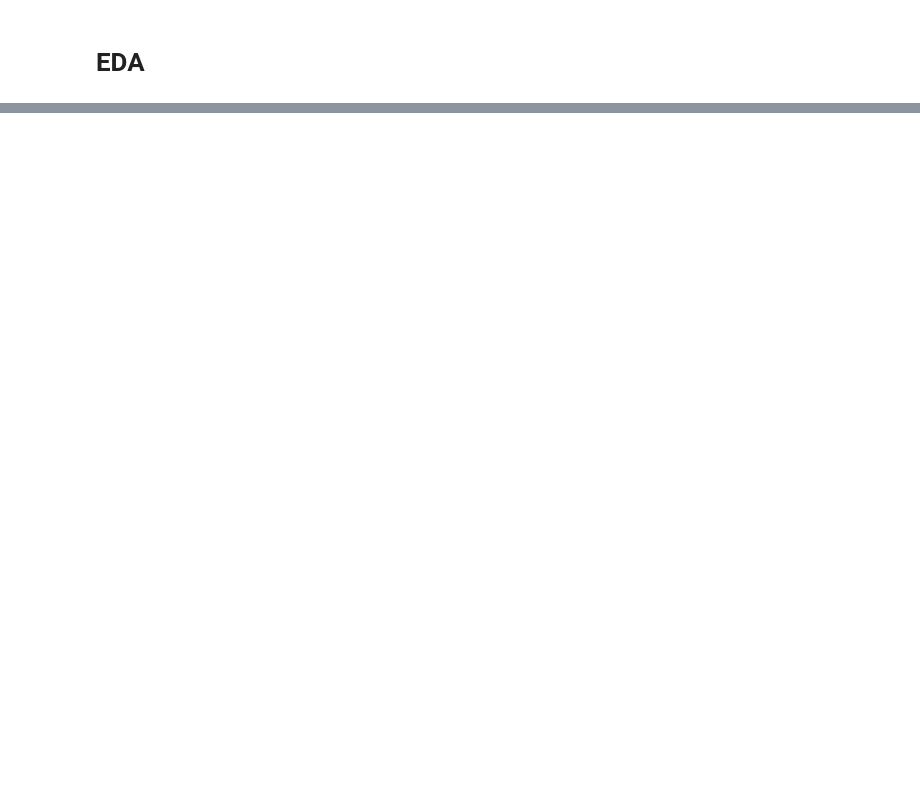
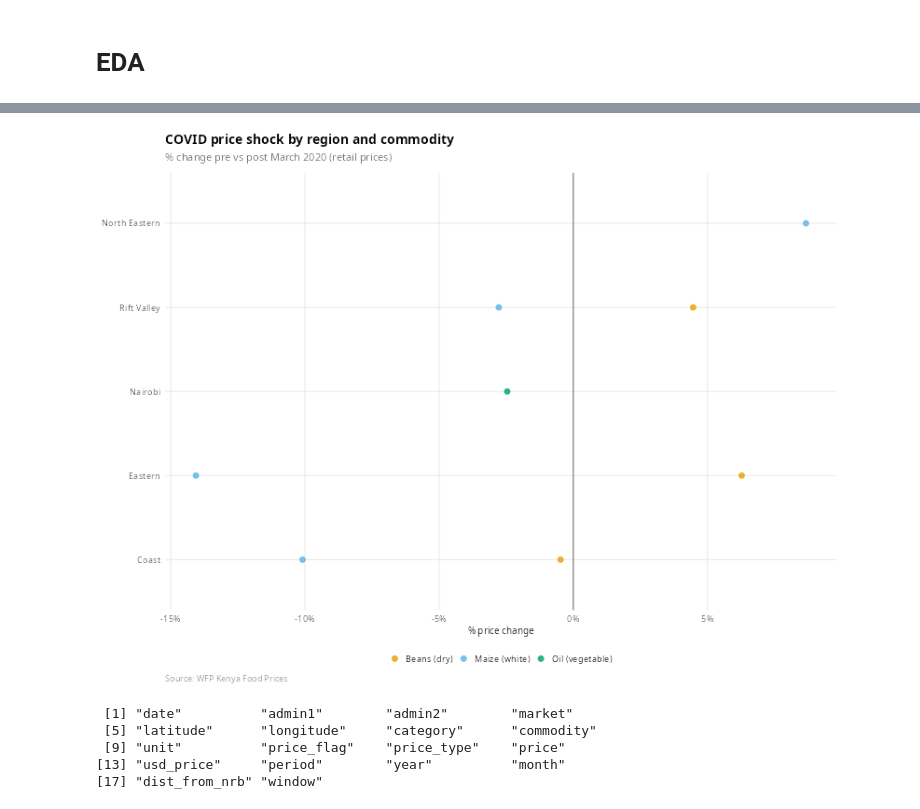
Before and after one commit to Chrisolande/Bayesian-Structural-Time-Series-for-Causal-Impact, a Jupyter notebook: iteration.ipynb, the cells around one changed output, grey strips where cells are left out. Saved outputs shown, nothing was run; the diff lists cells and outputs as text; code cells hidden in the pictures; blank space fills up the shorter version.

```diff
--- a/iteration.ipynb
+++ b/iteration.ipynb
@@ -305,0 +306,43 @@ print(p_regional)
+# %%
+regional_shock <- food |>
+    filter(
+        commodity %in% key_commodities,
+        price_type == "Retail",
+        date >= covid_date - months(12),
+        date <= covid_date + months(12)
+    ) |>
+    mutate(window = if_else(date < covid_date, "pre", "post")) |>
+    summarise(
+        median_price = median(price, na.rm = TRUE),
+        .by = c(admin1, commodity, window)
+    ) |>
+    pivot_wider(names_from = window, values_from = median_price) |>
+    mutate(pct_change = (post - pre) / pre * 100) |>
+    filter(!is.na(pct_change))
+
+p_regional <- regional_shock |>
+    mutate(admin1 = fct_reorder(admin1, pct_change, .fun = median)) |>
+    ggplot(aes(x = pct_change, y = admin1, colour = commodity)) +
+    geom_point(size = 2.5, alpha = 0.8) +
+    geom_vline(xintercept = 0, colour = "grey30", linewidth = 0.4) +
+    scale_colour_okabe_ito(name = NULL) +
+    scale_x_continuous(labels = label_percent(scale = 1)) +
+    labs(
+        title    = "COVID price shock by region and commodity",
+        subtitle = "% change pre vs post March 2020 (retail prices)",
+        x        = "% price change",
+        y        = NULL,
+        caption  = "Source: WFP Kenya Food Prices"
+    ) + theme_wfp()
+
+print(p_regional)
+# %% [output]
+[figure, added]
+# %%
+names(shock_window)
+# %% [output]
+ [1] "date"          "admin1"        "admin2"        "market"
+ [5] "latitude"      "longitude"     "category"      "commodity"
+ [9] "unit"          "price_flag"    "price_type"    "price"
+[13] "usd_price"     "period"        "year"          "month"
+[17] "dist_from_nrb" "window"
```
Also changed, not shown: parts of 23 cells of this notebook, 1 other file.
